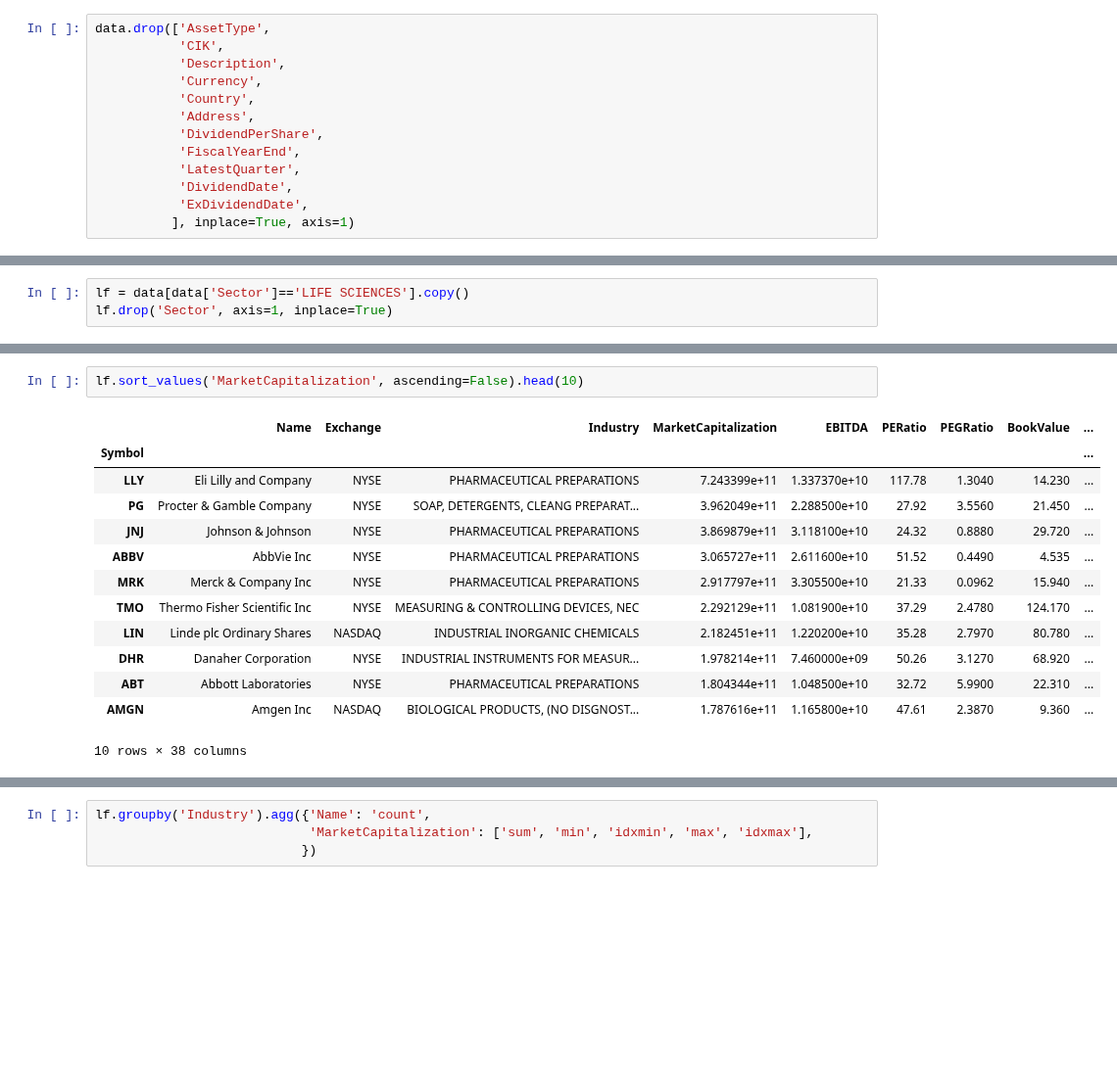
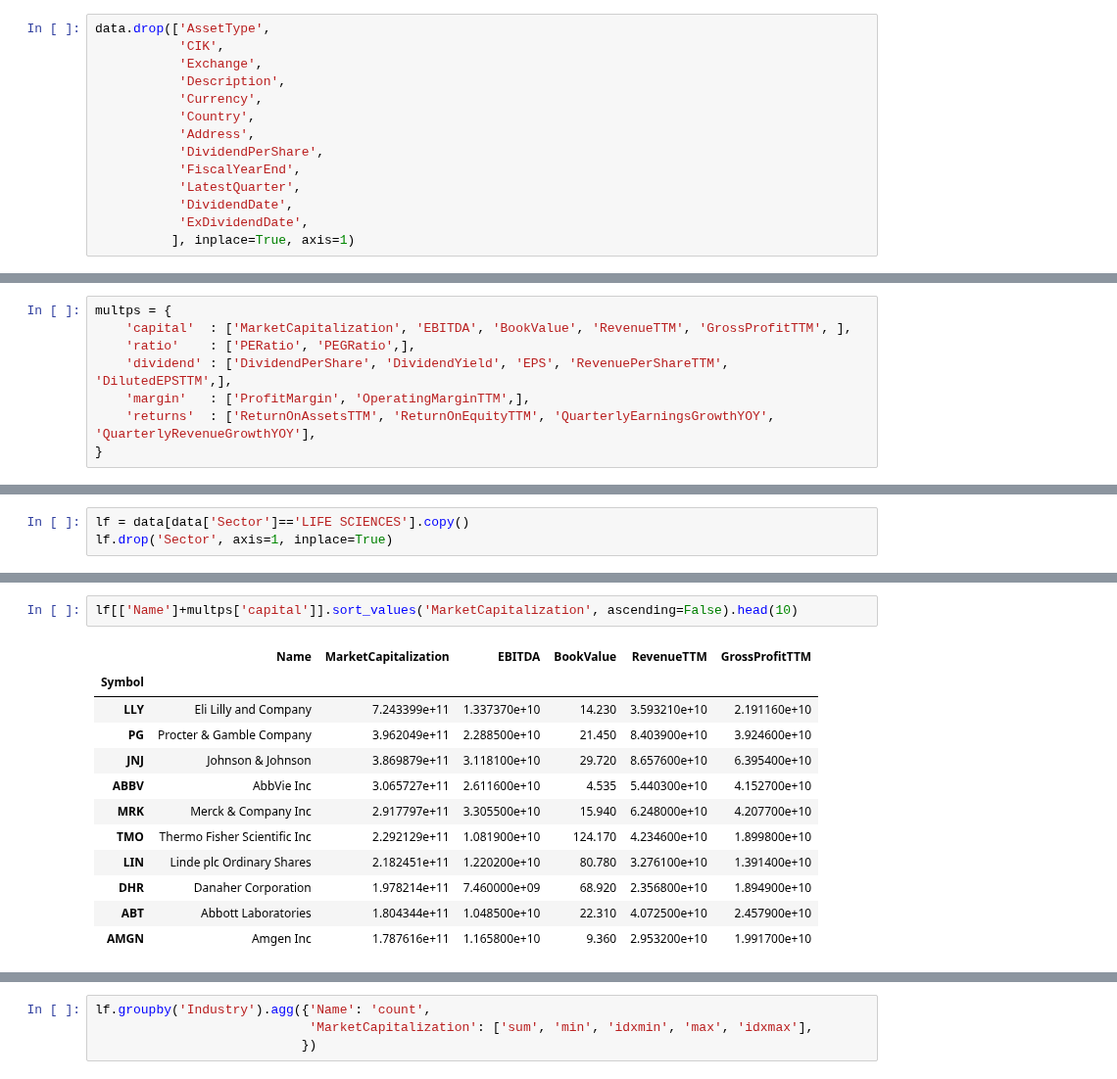
Before and after one commit to fadeeva/stock_market_research, a Jupyter notebook: Portfolio/Search_Review/Sectors_Review.ipynb, the cells around one changed output, grey strips where cells are left out. Shown at 98% size. Drawn from its saved outputs; the diff is of its cells as text; blank space fills up the shorter version.

Commit message:
lf capital

```diff
--- a/Portfolio/Search_Review/Sectors_Review.ipynb
+++ b/Portfolio/Search_Review/Sectors_Review.ipynb
@@ -34,6 +34,7 @@ data.head()
 # %%
 data.drop(['AssetType',
            'CIK',
+           'Exchange',
            'Description',
            'Currency',
            'Country',
@@ -82,6 +83,14 @@ data.groupby(['Sector']).count()['Name'].to_frame().sort_values('Name', ascendin
 | TECHNOLOGY | 69 |
 | FINANCE | 65 |
 | REAL ESTATE & CONSTRUCTION | 42 |
+# %%
+multps = {
+    'capital'  : ['MarketCapitalization', 'EBITDA', 'BookValue', 'RevenueTTM', 'GrossProfitTTM', ],
+    'ratio'    : ['PERatio', 'PEGRatio',],
+    'dividend' : ['DividendPerShare', 'DividendYield', 'EPS', 'RevenuePerShareTTM', 'DilutedEPSTTM',],
+    'margin'   : ['ProfitMargin', 'OperatingMarginTTM',],
+    'returns'  : ['ReturnOnAssetsTTM', 'ReturnOnEquityTTM', 'QuarterlyEarningsGrowthYOY', 'QuarterlyRevenueGrowthYOY'],
+}
 # %% [markdown]
 ## LIFE SCIENCES
 # %%
@@ -101,17 +110,16 @@ lf.head()
 # %%
-lf.sort_values('MarketCapitalization', ascending=False).head(10)
+lf[['Name']+multps['capital']].sort_values('MarketCapitalization', ascending=False).head(10)
 # %% [output]
-|  | Name | Exchange | Industry | MarketCapitalization | EBITDA | PERatio | PEGRatio | BookValue | ... |
-| Symbol |  |  |  |  |  |  |  |  | ... |
-| LLY | Eli Lilly and Company | NYSE | PHARMACEUTICAL PREPARATIONS | 7.243399e+11 | 1.337370e+10 | 117.78 | 1.3040 | 14.230 | ... |
-| PG | Procter & Gamble Company | NYSE | SOAP, DETERGENTS, CLEANG PREPARAT... | 3.962049e+11 | 2.288500e+10 | 27.92 | 3.5560 | 21.450 | ... |
-| JNJ | Johnson & Johnson | NYSE | PHARMACEUTICAL PREPARATIONS | 3.869879e+11 | 3.118100e+10 | 24.32 | 0.8880 | 29.720 | ... |
-| ABBV | AbbVie Inc | NYSE | PHARMACEUTICAL PREPARATIONS | 3.065727e+11 | 2.611600e+10 | 51.52 | 0.4490 | 4.535 | ... |
-| MRK | Merck & Company Inc | NYSE | PHARMACEUTICAL PREPARATIONS | 2.917797e+11 | 3.305500e+10 | 21.33 | 0.0962 | 15.940 | ... |
-| TMO | Thermo Fisher Scientific Inc | NYSE | MEASURING & CONTROLLING DEVICES, NEC | 2.292129e+11 | 1.081900e+10 | 37.29 | 2.4780 | 124.170 | ... |
-| LIN | Linde plc Ordinary Shares | NASDAQ | INDUSTRIAL INORGANIC CHEMICALS | 2.182451e+11 | 1.220200e+10 | 35.28 | 2.7970 | 80.780 | ... |
-| DHR | Danaher Corporation | NYSE | INDUSTRIAL INSTRUMENTS FOR MEASUR... | 1.978214e+11 | 7.460000e+09 | 50.26 | 3.1270 | 68.920 | ... |
-| ABT | Abbott Laboratories | NYSE | PHARMACEUTICAL PREPARATIONS | 1.804344e+11 | 1.048500e+10 | 32.72 | 5.9900 | 22.310 | ... |
-| AMGN | Amgen Inc | NASDAQ | BIOLOGICAL PRODUCTS, (NO DISGNOST... | 1.787616e+11 | 1.165800e+10 | 47.61 | 2.3870 | 9.360 | ... |
+|  | Name | MarketCapitalization | EBITDA | BookValue | RevenueTTM | GrossProfitTTM |
+| Symbol |  |  |  |  |  |  |
+| LLY | Eli Lilly and Company | 7.243399e+11 | 1.337370e+10 | 14.230 | 3.593210e+10 | 2.191160e+10 |
+| PG | Procter & Gamble Company | 3.962049e+11 | 2.288500e+10 | 21.450 | 8.403900e+10 | 3.924600e+10 |
+| JNJ | Johnson & Johnson | 3.869879e+11 | 3.118100e+10 | 29.720 | 8.657600e+10 | 6.395400e+10 |
+| ABBV | AbbVie Inc | 3.065727e+11 | 2.611600e+10 | 4.535 | 5.440300e+10 | 4.152700e+10 |
+| MRK | Merck & Company Inc | 2.917797e+11 | 3.305500e+10 | 15.940 | 6.248000e+10 | 4.207700e+10 |
+| TMO | Thermo Fisher Scientific Inc | 2.292129e+11 | 1.081900e+10 | 124.170 | 4.234600e+10 | 1.899800e+10 |
+| LIN | Linde plc Ordinary Shares | 2.182451e+11 | 1.220200e+10 | 80.780 | 3.276100e+10 | 1.391400e+10 |
+| DHR | Danaher Corporation | 1.978214e+11 | 7.460000e+09 | 68.920 | 2.356800e+10 | 1.894900e+10 |
+| ABT | Abbott Laboratories | 1.804344e+11 | 1.048500e+10 | 22.310 | 4.072500e+10 | 2.457900e+10 |
+| AMGN | Amgen Inc | 1.787616e+11 | 1.165800e+10 | 9.360 | 2.953200e+10 | 1.991700e+10 |
-10 rows × 38 columns
 # %%
```
Also changed, not shown: parts of 4 cells of this notebook.
